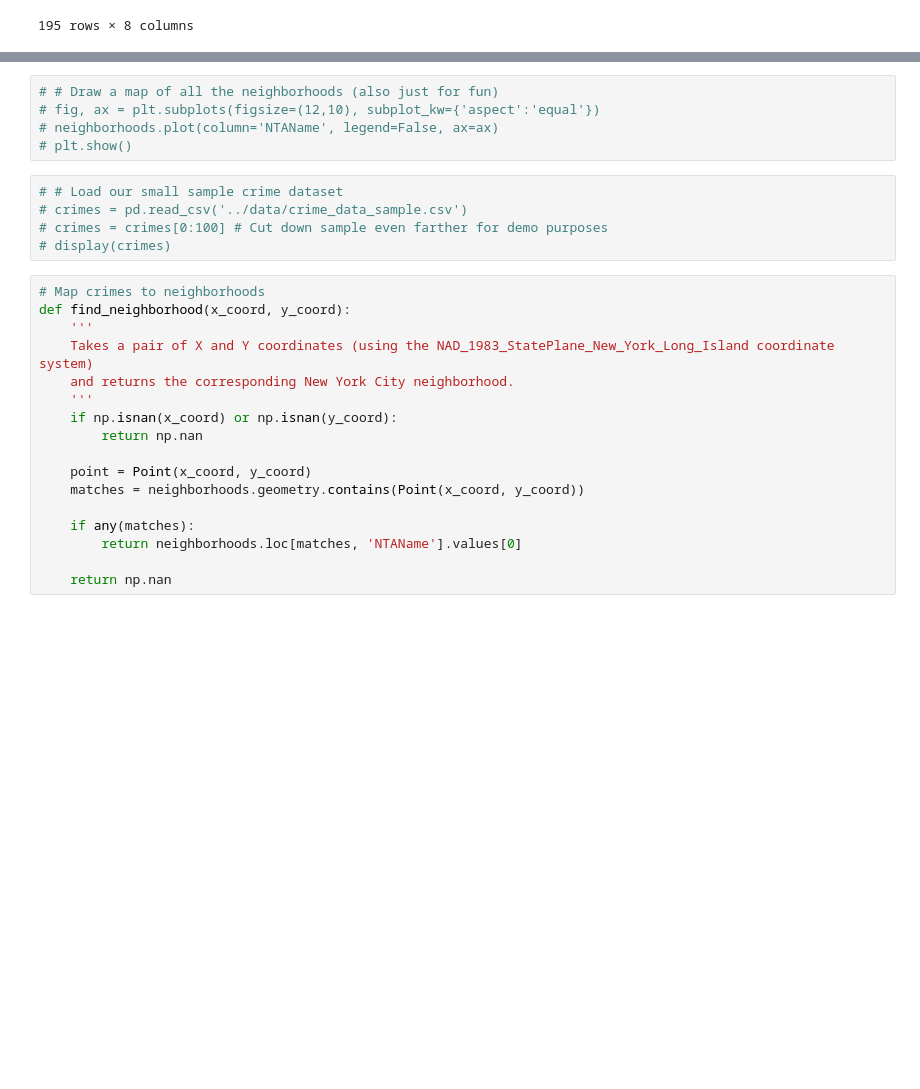
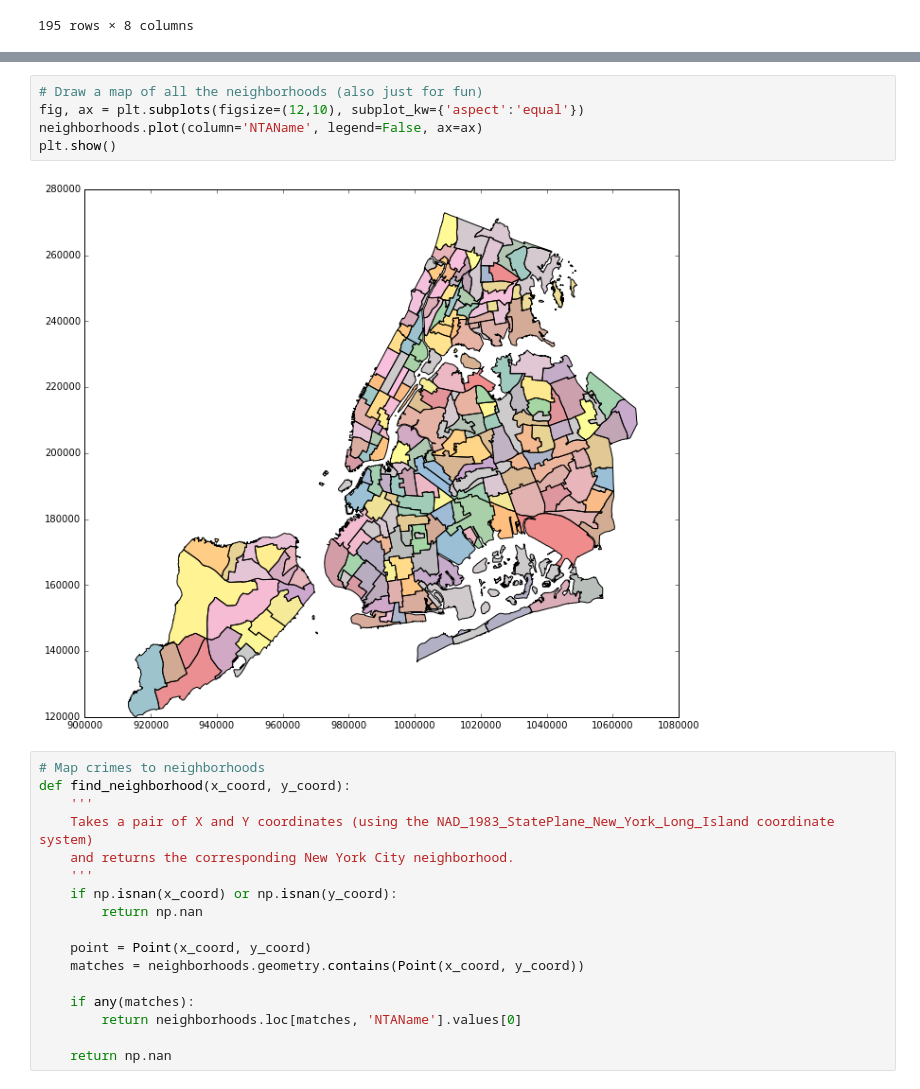
Before and after one commit to zeynepsebnem/ds1004-big-data-project, a Jupyter notebook: neighborhoods/Exploring Neighborhoods.ipynb, the cells around one changed output, grey strips where cells are left out. Drawn from its saved outputs; the diff is of its cells as text; blank space fills up the shorter version.

```diff
--- a/neighborhoods/Exploring Neighborhoods.ipynb
+++ b/neighborhoods/Exploring Neighborhoods.ipynb
@@ -49,13 +63,10 @@ display(neighborhoods)
 # %%
-# # Draw a map of all the neighborhoods (also just for fun)
-# fig, ax = plt.subplots(figsize=(12,10), subplot_kw={'aspect':'equal'})
-# neighborhoods.plot(column='NTAName', legend=False, ax=ax)
-# plt.show()
+# Draw a map of all the neighborhoods (also just for fun)
+fig, ax = plt.subplots(figsize=(12,10), subplot_kw={'aspect':'equal'})
+neighborhoods.plot(column='NTAName', legend=False, ax=ax)
+plt.show()
+# %% [output]
+[figure, added]
-# %%
-# # Load our small sample crime dataset
-# crimes = pd.read_csv('../data/crime_data_sample.csv')
-# crimes = crimes[0:100] # Cut down sample even farther for demo purposes
-# display(crimes)
 # %%
 # Map crimes to neighborhoods
 def find_neighborhood(x_coord, y_coord):
```
Also changed, not shown: parts of 3 cells of this notebook, 3 other files.
